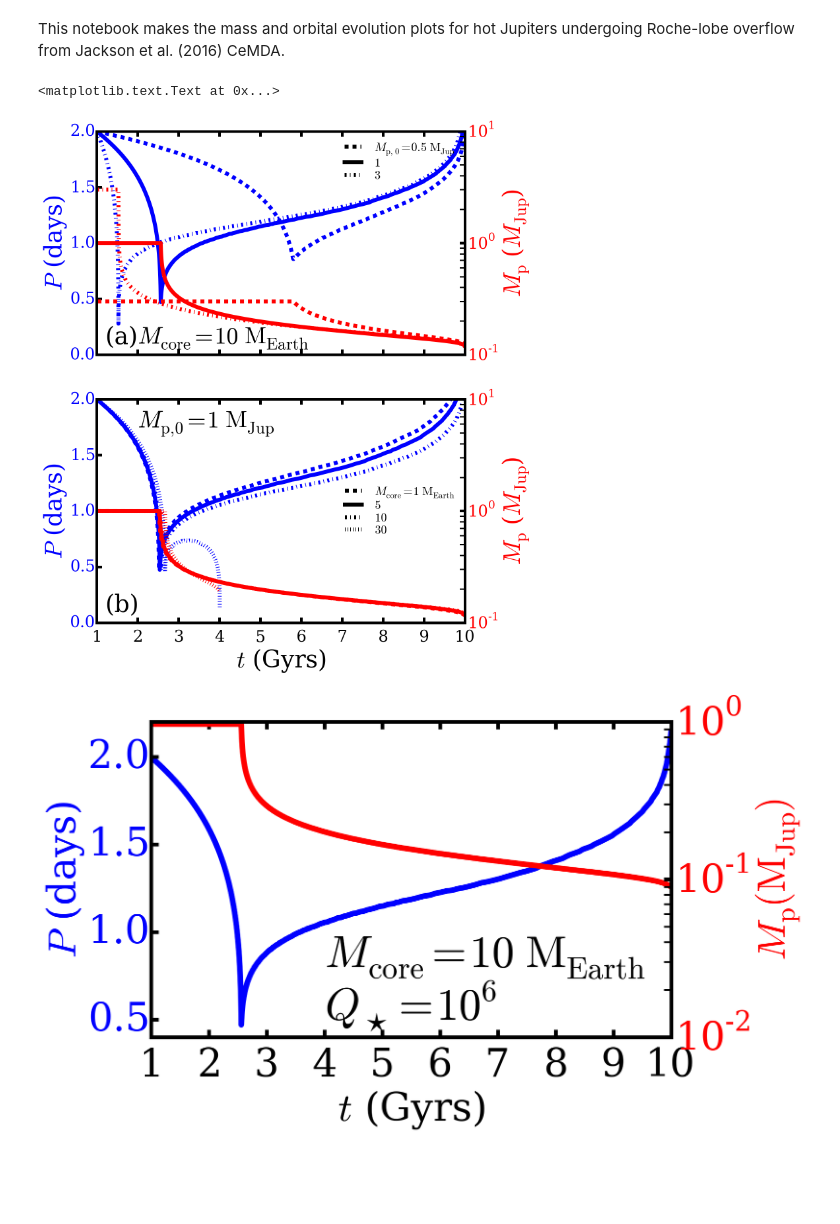
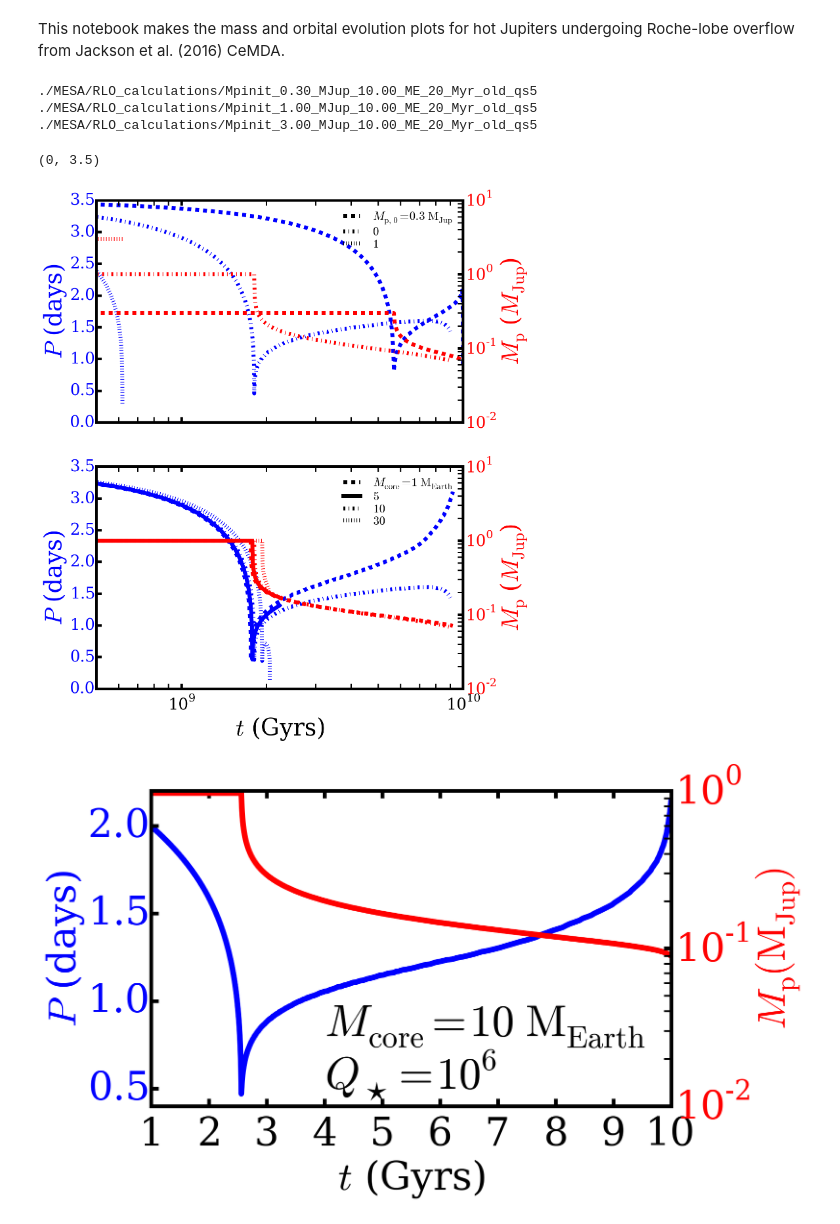
Before and after one commit to decaelus/CeMDA_tidal_evol, a Jupyter notebook: plot_mass_orbital_evolution_variable-Mp0-Mcore.ipynb, the cells around one changed output. Cells and saved outputs as stored; diff of their text form; code cells hidden in the pictures; blank space fills up the shorter version.

Commit message:
Trying to figure out why the evolution curves have completely changed

```diff
--- a/plot_mass_orbital_evolution_variable-Mp0-Mcore.ipynb
+++ b/plot_mass_orbital_evolution_variable-Mp0-Mcore.ipynb
@@ -17,7 +17,7 @@ Msol_to_MJup = (cds.Msun.to('kg')/cds.Mjup.to('kg'))
 MEarth_to_MJup = (cds.Mgeo.to('kg')/cds.Mjup.to('kg'))
 # %%
 #First we'll plot the HJs all with Mcore = 10 MEarth.
-initial_masses = [0.5*cds.Mjup, 1.*cds.Mjup, 3.*cds.Mjup]
+initial_masses = [0.3*cds.Mjup, 0.5*cds.Mjup, 1.*cds.Mjup, 3.*cds.Mjup]
 #Then variable cores
 core_masses = [1.*cds.Mgeo, 5.*cds.Mgeo, 10.*cds.Mgeo, 30.*cds.Mgeo]
 # %%
@@ -45,7 +45,7 @@ ax2.set_ylabel('$M_\mathrm{p}$ ($M_\mathrm{Jup}$)', color='r', fontsize=36)
 for cur_initial_mass in initial_masses:
     ls = next(linecycler)
 
-    directory = (glob.glob('./MESA/RLO_calculations/1_Gyr_old/Mpinit_%i*10.00_ME*1_Gyr_old_qs6' %
+    directory = (glob.glob('./MESA/RLO_calculations/Mpinit_%.1f*10.00_ME*20_Myr_old_qs5' %
                            cur_initial_mass.value))
 #    directory = (glob.glob('./MESA/make_planets_initial-RLO_variable-core/models/*MJup_*%.1f*_ME*_qs7' %
 #                            cur_initial_mass.value))
@@ -53,9 +53,10 @@ for cur_initial_mass in initial_masses:
         continue
 
     hst = ms.MesaData(file_name=directory[0] + '/binary_history.data')
+    print(directory[0])
 
-    lines.extend(ax1.plot(hst.data('age')/1e9, hst.data('period_days'), ls=ls, color='b', lw=6))
-    ax2.semilogy(hst.data('age')/1e9, hst.data('star_1_mass')*Msol_to_MJup + 10.*MEarth_to_MJup,
+    lines.extend(ax1.semilogx(hst.data('age'), hst.data('period_days'), ls=ls, color='b', lw=6))
+    ax2.loglog(hst.data('age'), hst.data('star_1_mass')*Msol_to_MJup + 10.*MEarth_to_MJup,
                  ls=ls, color='r', lw=6)
 
 for tl in ax1.get_yticklabels():
@@ -75,15 +76,15 @@ leg.draw_frame(False)
 for legobj in leg.legendHandles:
     legobj.set_color('black')
 
-ax1.set_xlim([1, 10])
-ax1.set_ylim([0, 2])
-ax2.set_ylim([1e-1, 1e1])
+ax1.set_xlim([5e8, 10e9])
+ax1.set_ylim([0, 3.5])
+ax2.set_ylim([1e-2, 1e1])
 
 ax1.xaxis.set_major_formatter(plt.NullFormatter())
 ax2.xaxis.set_major_formatter(plt.NullFormatter())
 
-ax1.text(1.25, 0.1, '(a)', fontsize=36)
-ax1.text(2, 0.1, '$M_{\\rm core} = 10\ {\\rm M_{Earth}}$', fontsize=36)
+#ax1.text(1.25, 0.1, '(a)', fontsize=36)
+#ax1.text(2, 0.1, '$M_{\\rm core} = 10\ {\\rm M_{Earth}}$', fontsize=36)
 
 #Mpinit = 1 MJup/variable Mcore models
 lines = []
@@ -106,45 +107,48 @@ linecycler = cycle(["--","-","-.",":"])
 for cur_core_mass in core_masses:
     ls = next(linecycler)
 
-    directory = (glob.glob('./MESA/RLO_calculations/1_Gyr_old/*1.00_MJup*%.1f*_ME*1_Gyr_old_qs6' % cur_core_mass.value))
+    directory = (glob.glob('./MESA/RLO_calculations/*1.00_MJup*%i*_ME*20_Myr_old_qs5' % cur_core_mass.value))
 #     directory = (glob.glob('./MESA/make_planets_initial-RLO_variable-core/models/*MJup_*%.1f*_ME*_qs7' %
 #                             cur_core_mass.value))
     if(len(directory) == 0):
         continue
 
     hst = ms.MesaData(file_name=directory[0] + '/binary_history.data')
 
-    lines.extend(ax1.plot(hst.data('age')/1e9, hst.data('period_days'), ls=ls, color='b', lw=6))
-    ax2.semilogy(hst.data('age')/1e9, hst.data('star_1_mass')*Msol_to_MJup + cur_core_mass.value*MEarth_to_MJup,
+    lines.extend(ax1.semilogx(hst.data('age'), hst.data('period_days'), ls=ls, color='b', lw=6))
+    ax2.loglog(hst.data('age'), hst.data('star_1_mass')*Msol_to_MJup + cur_core_mass.value*MEarth_to_MJup,
                  ls=ls, color='r', lw=6)
 
 for tl in ax1.get_yticklabels():
     tl.set_color('b')
 for tl in ax2.get_yticklabels():
     tl.set_color('r')
 
 #ax1.text(3e8, 2.7, '$M_{\\rm p,\ 0} = 1\ {\\rm M_{Jup}}$', fontsize=36)
 line_names = ["$M_{\\rm core} = %i\ {\\rm M_{Earth}}$" % core_masses[0].value]
 for cur_core_mass in core_masses[1:]:
     line_names.extend(["$%i$" % cur_core_mass.value])
 
 handles, labels = ax1.get_legend_handles_labels()
-leg = ax1.legend(lines, line_names, labelspacing=0.1, loc='center right', fontsize=18)
+leg = ax1.legend(lines, line_names, labelspacing=0.1, loc='upper right', fontsize=18)
 leg.draw_frame(False)
 #set the line color of each legend object
 for legobj in leg.legendHandles:
     legobj.set_color('black')
 
-ax1.set_xlim([1, 10])
-ax1.set_ylim([0, 2])
+ax1.set_xlim([5e8, 10e9])
+ax1.set_ylim([0, 3.5])
 
-ax1.text(1.25, 0.1, '(b)', fontsize=36)
-ax1.text(2, 1.75, '$M_{\\rm p, 0} = 1\ {\\rm M_{Jup}}$', fontsize=36)
+#ax1.text(1.25, 0.1, '(b)', fontsize=36)
+#ax1.text(2, 1.75, '$M_{\\rm p, 0} = 1\ {\\rm M_{Jup}}$', fontsize=36)
 
 #fig.savefig('plot_mass_orbital_evolution_variable-Mp0-Mcore.eps', dpi=1000, bbox_inches ='tight')
 # %% [output]
-<matplotlib.text.Text at 0x...>
+./MESA/RLO_calculations/Mpinit_0.30_MJup_10.00_ME_20_Myr_old_qs5
+./MESA/RLO_calculations/Mpinit_1.00_MJup_10.00_ME_20_Myr_old_qs5
+./MESA/RLO_calculations/Mpinit_3.00_MJup_10.00_ME_20_Myr_old_qs5
+(0, 3.5)
-[figure, old version]
+[figure, new version]
 # %%
 fig = plt.figure(figsize=(10,10*4./3))
 ax1 = fig.add_subplot(211)
```
Also changed, not shown: 2 other files.
